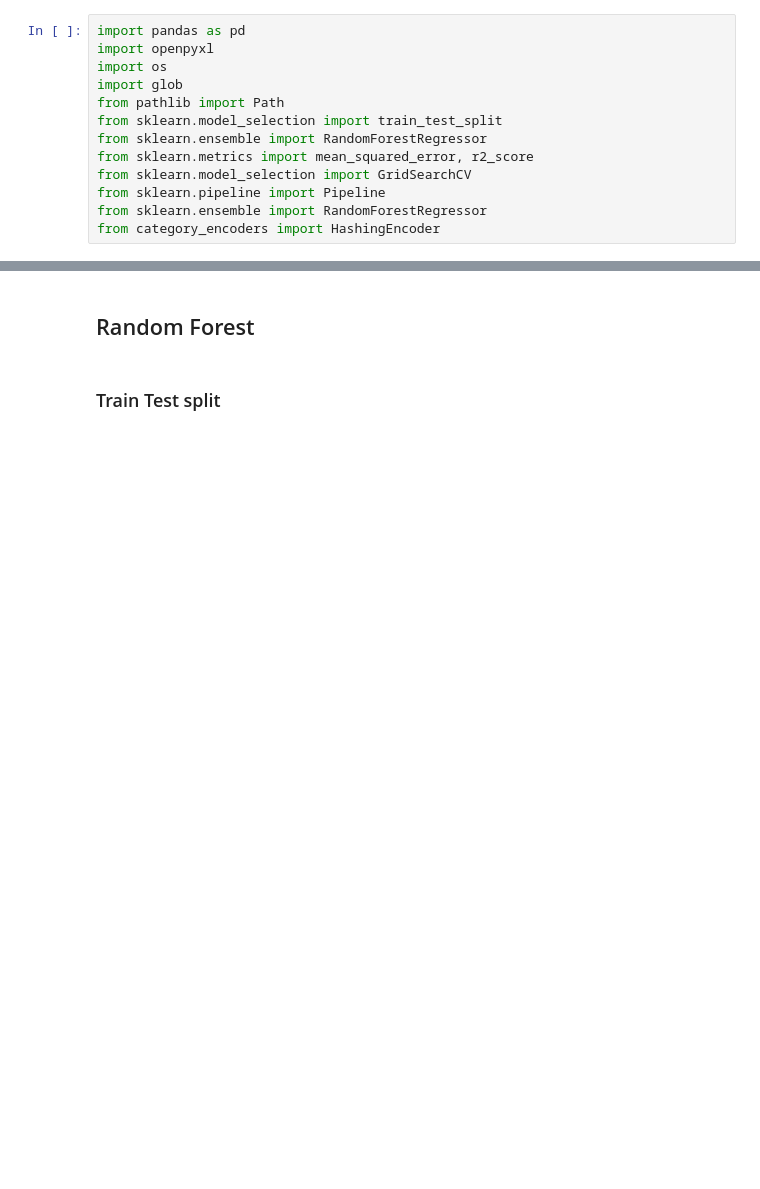
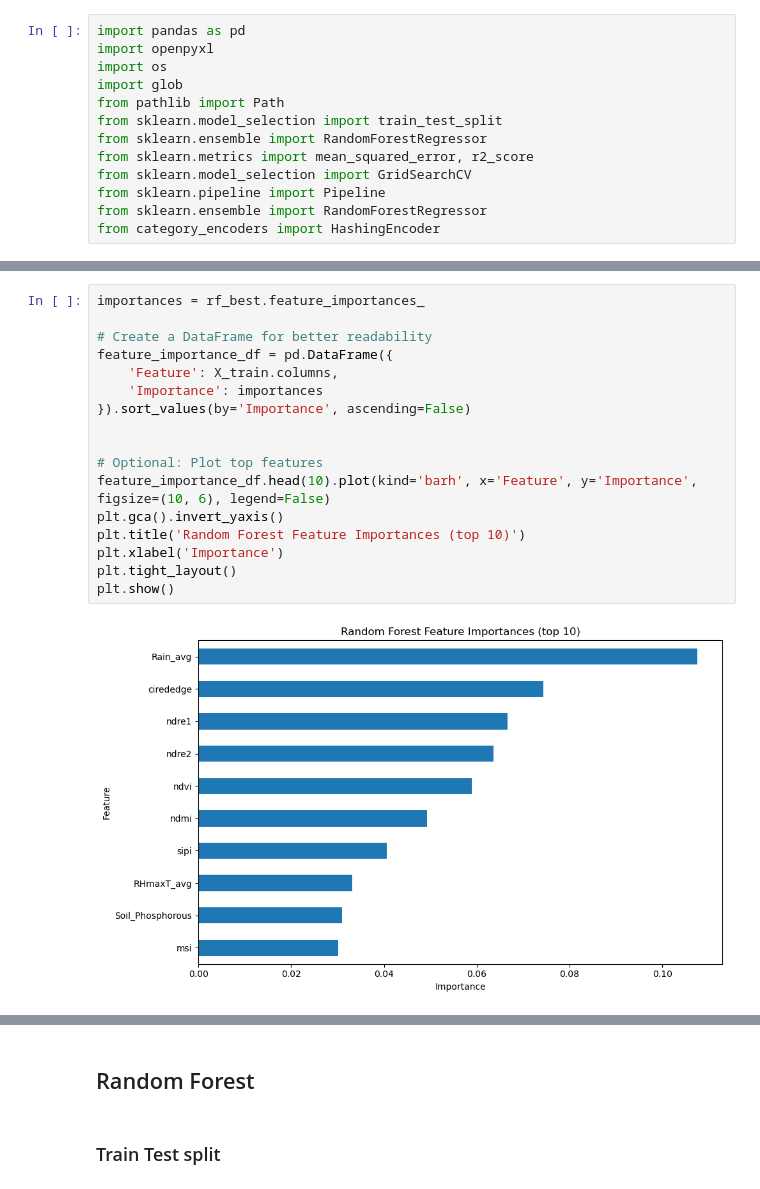
Before and after one commit to Harry-01/DATA7901, a Jupyter notebook: models.ipynb, the cells around one changed output, grey strips where cells are left out. Cells and saved outputs as stored; diff of their text form; blank space fills up the shorter version.

```diff
--- a/models.ipynb
+++ b/models.ipynb
@@ -14,2 +235,21 @@ from category_encoders import HashingEncoder
+# %%
+importances = rf_best.feature_importances_
+
+# Create a DataFrame for better readability
+feature_importance_df = pd.DataFrame({
+    'Feature': X_train.columns,
+    'Importance': importances
+}).sort_values(by='Importance', ascending=False)
+
+
+# Optional: Plot top features
+feature_importance_df.head(10).plot(kind='barh', x='Feature', y='Importance', figsize=(10, 6), legend=False)
+plt.gca().invert_yaxis()
+plt.title('Random Forest Feature Importances (top 10)')
+plt.xlabel('Importance')
+plt.tight_layout()
+plt.show()
+# %% [output]
+[figure, added]
 # %%
 # load data
```
Also changed, not shown: parts of 19 cells of this notebook, 5 other files.
